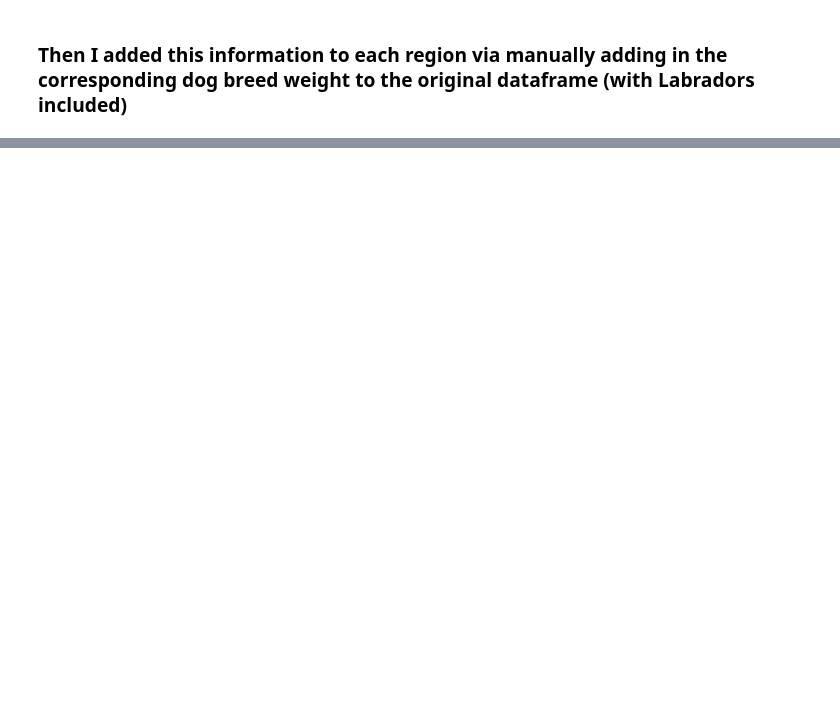
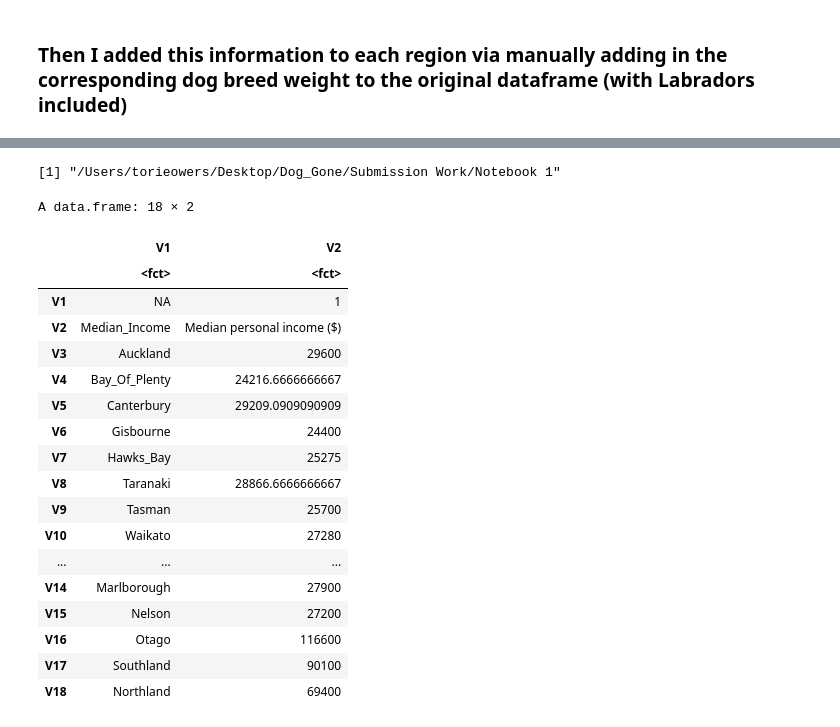
Before and after one commit to HelionPeros/Dog_Gone, a Jupyter notebook: Submission Work/Notebook 3/Condensing Dog Breeds.ipynb, the cells around one changed output, grey strips where cells are left out. Saved outputs shown, nothing was run; the diff lists cells and outputs as text; code cells hidden in the pictures; blank space fills up the shorter version.

```diff
--- a/Submission Work/Notebook 3/Condensing Dog Breeds.ipynb
+++ b/Submission Work/Notebook 3/Condensing Dog Breeds.ipynb
@@ -520,0 +536,34 @@ A spec_tbl_df: 16 × 32
+# %%
+setwd("/Users/torieowers/Desktop/Dog_Gone/Submission Work/Notebook 1")
+getwd()
+# %% [output]
+[1] "/Users/torieowers/Desktop/Dog_Gone/Submission Work/Notebook 1"
+# %%
+income_info = read.csv("All_Incomes_FiguresNZ.csv", header = F)
+# %%
+#Remove a variable that is made byimporting the csv, and then transpose it so we can add it to the dataframe
+income_info$X = NULL
+t_income_info = t(income_info)
+# %%
+t_income_info = as.data.frame(t_income_info)
+t_income_info
+# %% [output]
+A data.frame: 18 × 2
+|  | V1 | V2 |
+|  | <fct> | <fct> |
+| V1 | NA | 1 |
+| V2 | Median_Income | Median personal income ($) |
+| V3 | Auckland | 29600 |
+| V4 | Bay_Of_Plenty | 24216.6666666667 |
+| V5 | Canterbury | 29209.0909090909 |
+| V6 | Gisbourne | 24400 |
+| V7 | Hawks_Bay | 25275 |
+| V8 | Taranaki | 28866.6666666667 |
+| V9 | Tasman | 25700 |
+| V10 | Waikato | 27280 |
+| ... | ... | ... |
+| V14 | Marlborough | 27900 |
+| V15 | Nelson | 27200 |
+| V16 | Otago | 116600 |
+| V17 | Southland | 90100 |
+| V18 | Northland | 69400 |
```
Also changed, not shown: parts of 9 cells of this notebook, 1 other file.
